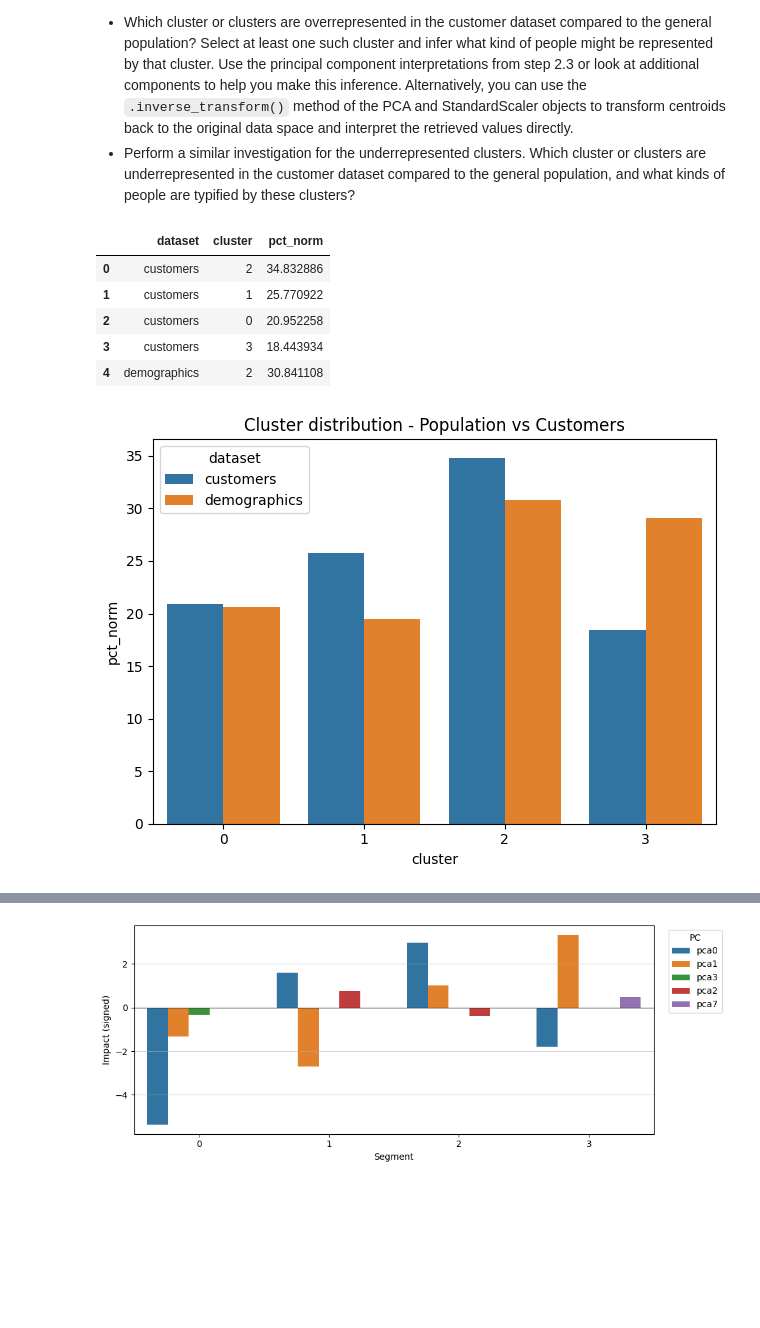
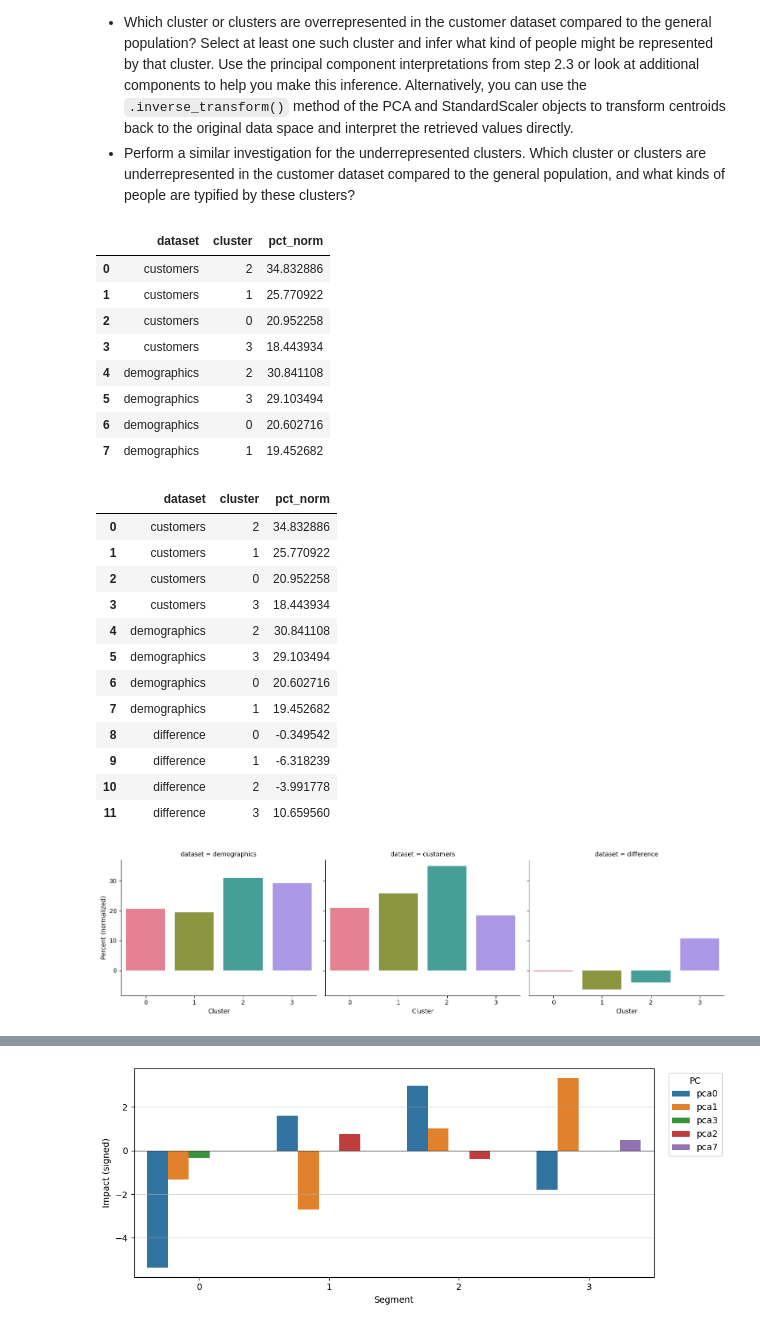
Before and after one commit to Diodak92/Intro-to-Machine-Learning-with-Pytorch, a Jupyter notebook: Identify_Customer_Segments/Identify_Customer_Segments.ipynb, the cells around one changed output, grey strips where cells are left out. Cells and saved outputs as stored; diff of their text form; code cells hidden in the pictures; blank space fills up the shorter version.

Commit message:
New chart to compare data set distrubution between general population and customer base

```diff
--- a/Identify_Customer_Segments/Identify_Customer_Segments.ipynb
+++ b/Identify_Customer_Segments/Identify_Customer_Segments.ipynb
@@ -1111,7 +1100,7 @@ cst_labels['dataset'] = 'customers'
 labels = pd.concat([dem_labels, cst_labels], ignore_index=True)
 # Compute normalized percenatge for each dataset
 labels_norm = labels.groupby('dataset')['cluster'].value_counts(normalize=True).mul(100).rename('pct_norm').reset_index()
-labels_norm.head()
+labels_norm.head(8)
 # %% [output]
 |  | dataset | cluster | pct_norm |
 | 0 | customers | 2 | 34.832886 |
@@ -1119,19 +1108,53 @@ labels_norm.head()
 | 2 | customers | 0 | 20.952258 |
 | 3 | customers | 3 | 18.443934 |
 | 4 | demographics | 2 | 30.841108 |
+| 5 | demographics | 3 | 29.103494 |
+| 6 | demographics | 0 | 20.602716 |
+| 7 | demographics | 1 | 19.452682 |
+# %%
+# Compute difference is cluster distrubution between general population and customers base
+dem_df = labels_norm.query("dataset=='demographics'")[['cluster','pct_norm']]
+cst_df = labels_norm.query("dataset=='customers'")[['cluster','pct_norm']]
+
+diff_df = dem_df.merge(cst_df, on='cluster', how='outer', suffixes=('_dem','_cst')).fillna(0)
+diff_df['dataset'] = 'difference'
+diff_df['pct_norm'] = diff_df['pct_norm_dem'] - diff_df['pct_norm_cst']
+diff_df = diff_df[['cluster','pct_norm','dataset']]
+
+labels_norm = pd.concat([labels_norm, diff_df], ignore_index=True)
+labels_norm
+# %% [output]
+|  | dataset | cluster | pct_norm |
+| 0 | customers | 2 | 34.832886 |
+| 1 | customers | 1 | 25.770922 |
+| 2 | customers | 0 | 20.952258 |
+| 3 | customers | 3 | 18.443934 |
+| 4 | demographics | 2 | 30.841108 |
+| 5 | demographics | 3 | 29.103494 |
+| 6 | demographics | 0 | 20.602716 |
+| 7 | demographics | 1 | 19.452682 |
+| 8 | difference | 0 | -0.349542 |
+| 9 | difference | 1 | -6.318239 |
+| 10 | difference | 2 | -3.991778 |
+| 11 | difference | 3 | 10.659560 |
 # %%
 # What kinds of people are part of a cluster that is overrepresented in the
 # customer data compared to the general population?
 
 # What kinds of people are part of a cluster that is underrepresented in the
 # customer data compared to the general population?
 
-g = sns.barplot(data=labels_norm, x='cluster', y='pct_norm', hue='dataset')
-plt.title('Cluster distribution - Population vs Customers')
-g.figure.tight_layout()
+col_order = ["demographics", "customers", "difference"]
+pal = sns.color_palette("husl", 4)
+
+g = sns.FacetGrid(labels_norm, col="dataset", col_order=col_order, sharex=True, sharey=True,
+                 height=4, aspect=1.2)
+g.map_dataframe(sns.barplot, x="cluster", y="pct_norm", hue="cluster", palette=pal)
+g.set_axis_labels("Cluster", "Percent (normalized)")
+g.tight_layout()
 plt.show()
 # %% [output]
-[figure, old version]
+[figure, new version]
 # %%
 # New data frame for customer segment analysis
 segments = pd.DataFrame(data=customer_segments,
```
Also changed, not shown: parts of 1 cell of this notebook, 1 other file.
